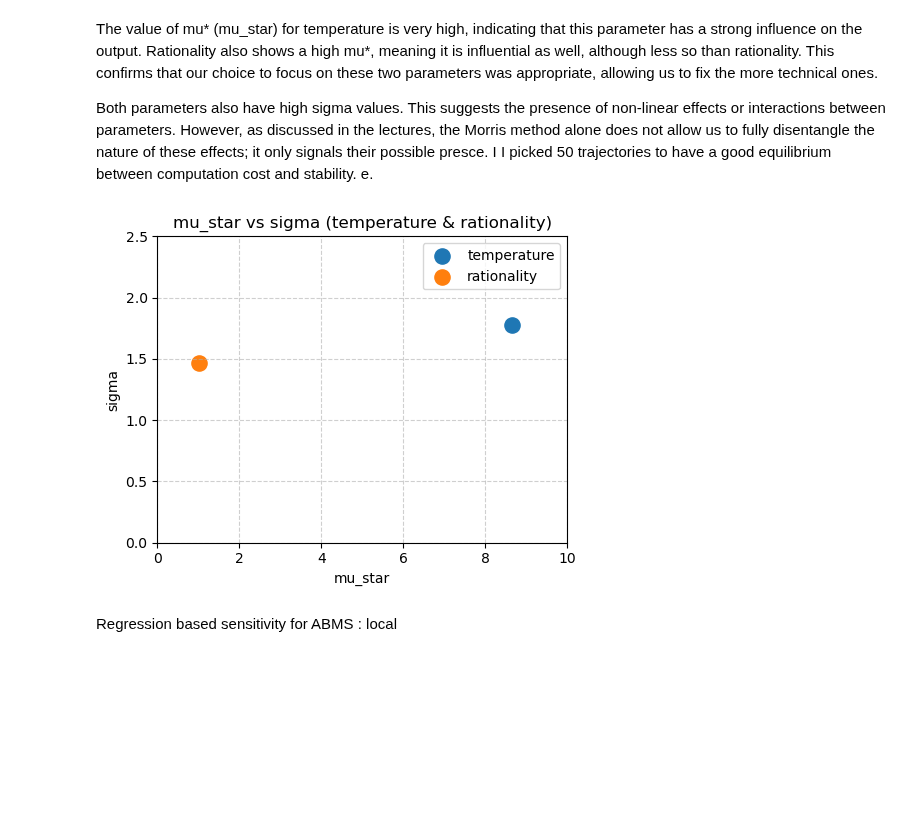
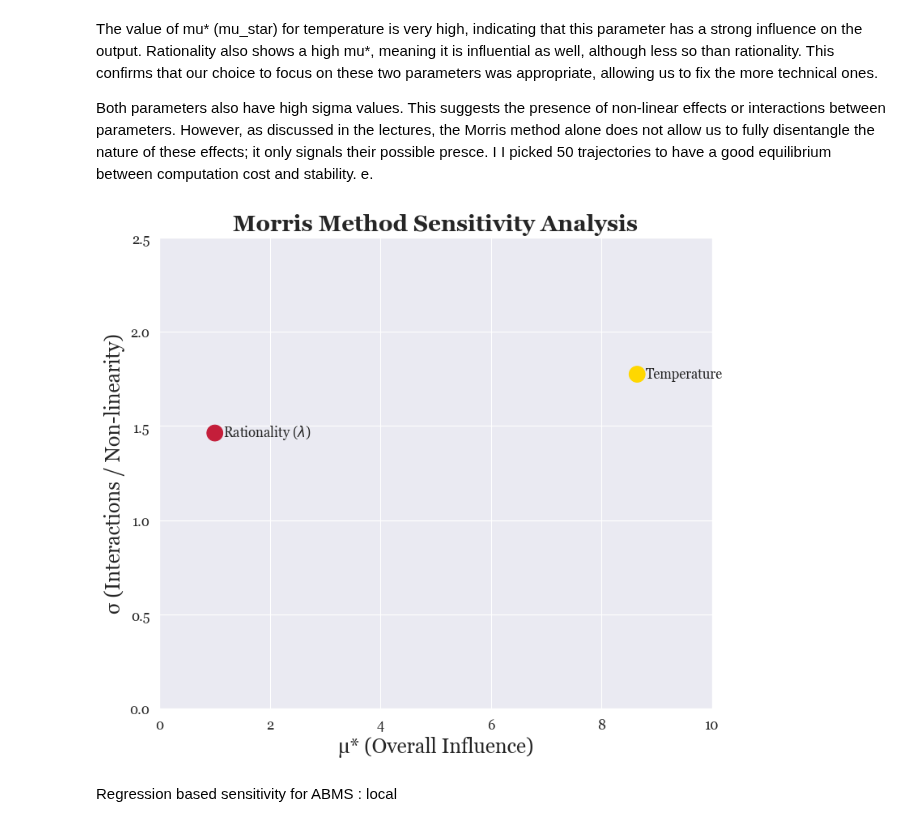
Before and after one commit to NaniHazbolatow/conclave-sim, a Jupyter notebook: analysis/sensitivity_analysis.ipynb, the cells around one changed output. Cells and saved outputs as stored; diff of their text form; code cells hidden in the pictures; blank space fills up the shorter version.

```diff
--- a/analysis/sensitivity_analysis.ipynb
+++ b/analysis/sensitivity_analysis.ipynb
@@ -251,27 +342,54 @@ The value of mu* (mu_star) for temperature is very high, indicating that this pa
 
 Both parameters also have high sigma values. This suggests the presence of non-linear effects or interactions between parameters. However, as discussed in the lectures, the Morris method alone does not allow us to fully disentangle the nature of these effects; it only signals their possible presce. I I picked 50 trajectories to have a good equilibrium between computation cost and stability. e.
 # %%
-params = ['temperature', 'rationality']
+import matplotlib.pyplot as plt
+import seaborn as sns
+import numpy as np
+
+# Make sure your plotting_theme is imported at the top of your notebook
+# import plotting_theme
+
+# --- Data for the Morris Plot ---
+params = ['Temperature', 'Rationality ($\\lambda$)']
 mu_star = [8.643193, 1.005317]
 sigma = [1.775123, 1.462853]
-colors = ['tab:blue', 'tab:orange']
 
-plt.figure(figsize=(5, 4))
+# --- Create the Plot ---
+plt.figure(figsize=(8, 7))
+
+# Apply the darkgrid style for consistency with other plots
+sns.set_style("darkgrid")
+
+# Scatter plot for the parameters using the papal color theme
+# Using Gold for Temperature and Cardinal Red for Rationality
+colors = [plotting_theme.papal_colors[0], plotting_theme.papal_colors[1]]
+plt.scatter(mu_star, sigma, color=colors, s=200, zorder=10)
+
+# --- Add Annotations and Context ---
+# Add text labels next to each point for clarity
+font_properties = {'family': 'Georgia', 'size': 12}
 for i, param in enumerate(params):
-    plt.scatter(mu_star[i], sigma[i], color=colors[i], s=120, label=param)
+    plt.text(mu_star[i] + 0.15, sigma[i], param, fontdict=font_properties, va='center')
 
-plt.title('mu_star vs sigma (temperature & rationality)')
-plt.xlabel('mu_star')
-plt.ylabel('sigma')
-plt.grid(True, linestyle='--', alpha=0.6)
-plt.legend()
+
+# --- Final Touches ---
+plt.title('Morris Method Sensitivity Analysis', fontfamily='Georgia', fontsize=20, fontweight='bold')
+plt.xlabel('μ* (Overall Influence)', fontfamily='Georgia', fontsize=18)
+plt.ylabel('σ (Interactions / Non-linearity)', fontfamily='Georgia', fontsize=18)
+
+# Set plot limits for better focus
 plt.xlim(0, 10)
 plt.ylim(0, 2.5)
+
+# Set tick label fonts
+plt.xticks(fontfamily='Georgia')
+plt.yticks(fontfamily='Georgia')
+
 plt.tight_layout()
-plt.savefig("combined_mu_star_vs_sigma4.png", dpi=300, bbox_inches='tight')
+plt.savefig("morris_method_styled.png", dpi=300)
 plt.show()
 # %% [output]
-[figure, old version]
+[figure, new version]
 # %% [markdown]
 Regression based sensitivity for ABMS : local
 # %% [markdown]
```
Also changed, not shown: parts of 10 cells of this notebook, 2 other files.
